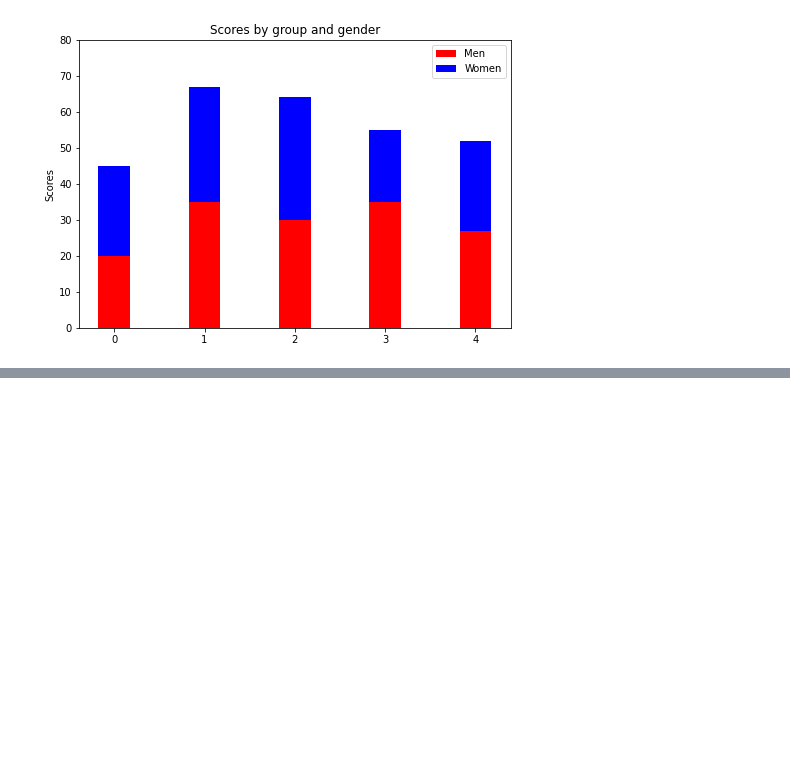
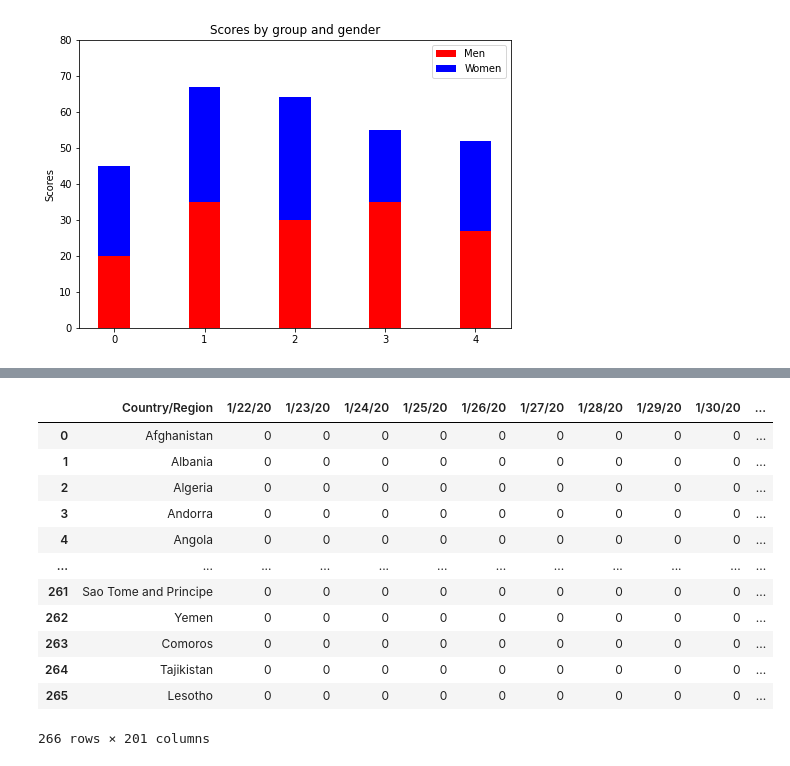
Before and after one commit to Tisks/Covid-Big-Data, a Jupyter notebook: Circular_plot_10_countries.ipynb, the cells around one changed output, grey strips where cells are left out. Saved outputs shown, nothing was run; the diff lists cells and outputs as text; code cells hidden in the pictures; blank space fills up the shorter version.

```diff
--- a/Circular_plot_10_countries.ipynb
+++ b/Circular_plot_10_countries.ipynb
@@ -22,0 +46,20 @@ plt.show()
+# %%
+#Agrupar paises
+agrupado_pais=df.groupby('Country/Region').sum()
+#limpiar columnas que no sirven
+df = df.drop(['Province/State', 'Lat', 'Long'], axis=1)
+df
+# %% [output]
+|  | Country/Region | 1/22/20 | 1/23/20 | 1/24/20 | 1/25/20 | 1/26/20 | 1/27/20 | 1/28/20 | 1/29/20 | 1/30/20 | ... |
+| 0 | Afghanistan | 0 | 0 | 0 | 0 | 0 | 0 | 0 | 0 | 0 | ... |
+| 1 | Albania | 0 | 0 | 0 | 0 | 0 | 0 | 0 | 0 | 0 | ... |
+| 2 | Algeria | 0 | 0 | 0 | 0 | 0 | 0 | 0 | 0 | 0 | ... |
+| 3 | Andorra | 0 | 0 | 0 | 0 | 0 | 0 | 0 | 0 | 0 | ... |
+| 4 | Angola | 0 | 0 | 0 | 0 | 0 | 0 | 0 | 0 | 0 | ... |
+| ... | ... | ... | ... | ... | ... | ... | ... | ... | ... | ... | ... |
+| 261 | Sao Tome and Principe | 0 | 0 | 0 | 0 | 0 | 0 | 0 | 0 | 0 | ... |
+| 262 | Yemen | 0 | 0 | 0 | 0 | 0 | 0 | 0 | 0 | 0 | ... |
+| 263 | Comoros | 0 | 0 | 0 | 0 | 0 | 0 | 0 | 0 | 0 | ... |
+| 264 | Tajikistan | 0 | 0 | 0 | 0 | 0 | 0 | 0 | 0 | 0 | ... |
+| 265 | Lesotho | 0 | 0 | 0 | 0 | 0 | 0 | 0 | 0 | 0 | ... |
+266 rows × 201 columns
```
Also changed, not shown: parts of 5 cells of this notebook.
